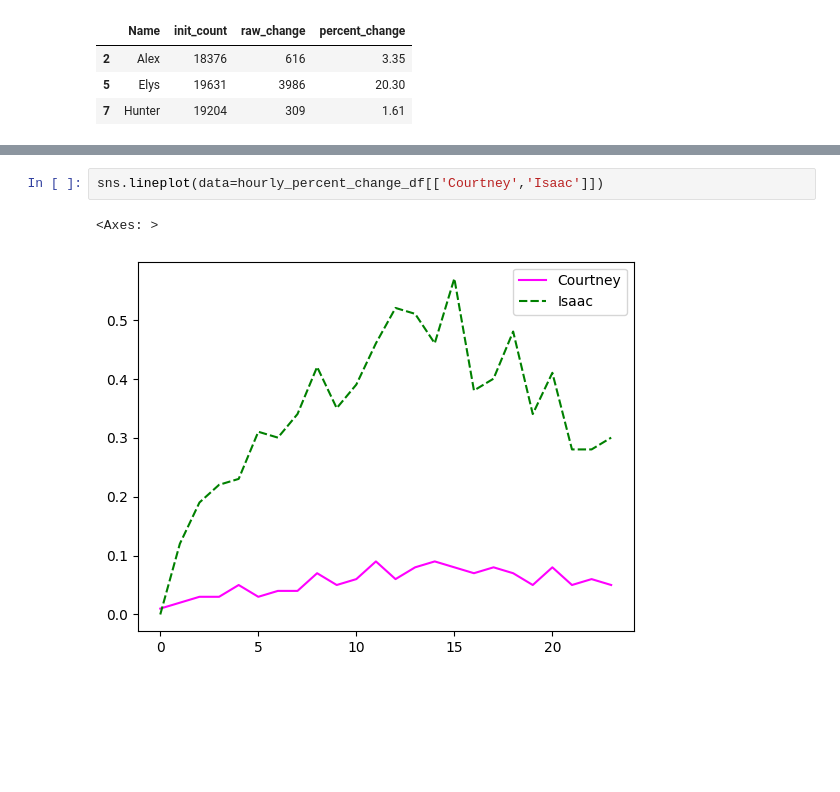
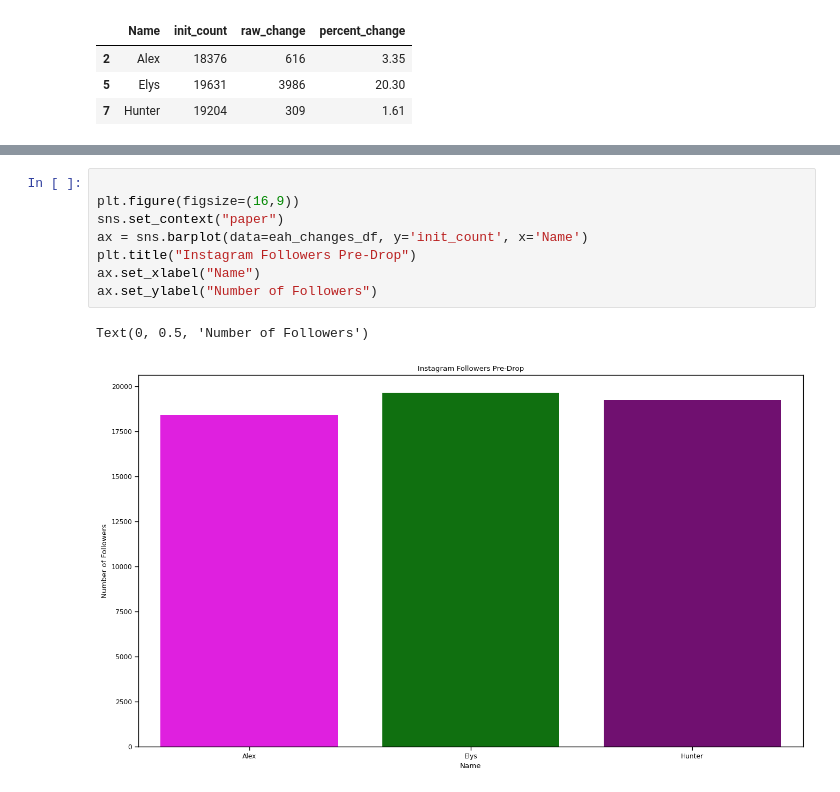
Before and after one commit to cecilylynn/TooHotToHandleS05-DataProjects, a Jupyter notebook: Data_Exploration_and_Visualization_of_THTHS05_Follower_Counts_24_Hours_After_Drop.ipynb, the cells around one changed output, grey strips where cells are left out. Saved outputs shown, nothing was run; the diff lists cells and outputs as text; blank space fills up the shorter version.

```diff
--- a/Data_Exploration_and_Visualization_of_THTHS05_Follower_Counts_24_Hours_After_Drop.ipynb
+++ b/Data_Exploration_and_Visualization_of_THTHS05_Follower_Counts_24_Hours_After_Drop.ipynb
@@ -291,5 +268,11 @@ sns.lineplot(data=hourly_raw_change_df[['Courtney','Isaac']])
-# %%
-sns.lineplot(data=hourly_percent_change_df[['Courtney','Isaac']])
-# %% [output]
-<Axes: >
-[figure, removed]
+# %%
+
+plt.figure(figsize=(16,9))
+sns.set_context("paper")
+ax = sns.barplot(data=eah_changes_df, y='init_count', x='Name')
+plt.title("Instagram Followers Pre-Drop")
+ax.set_xlabel("Name")
+ax.set_ylabel("Number of Followers")
+# %% [output]
+Text(0, 0.5, 'Number of Followers')
+[figure, added]
```
Also changed, not shown: parts of 38 cells of this notebook.
